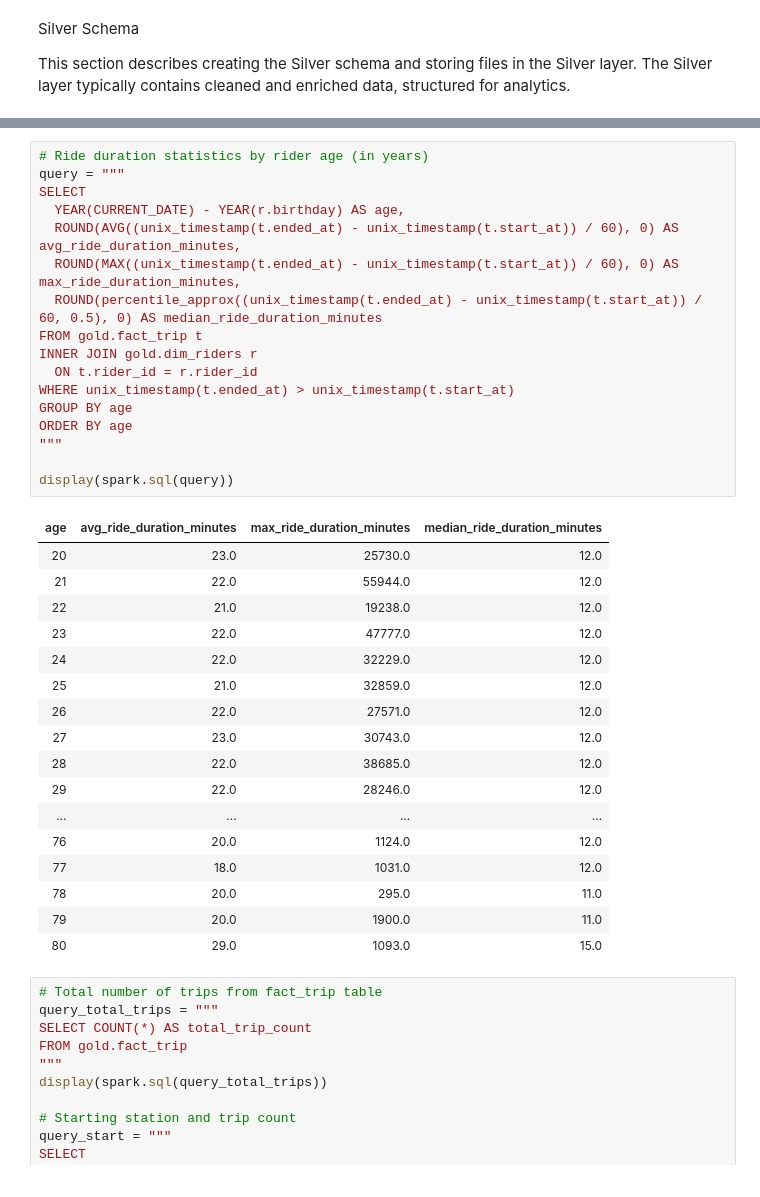
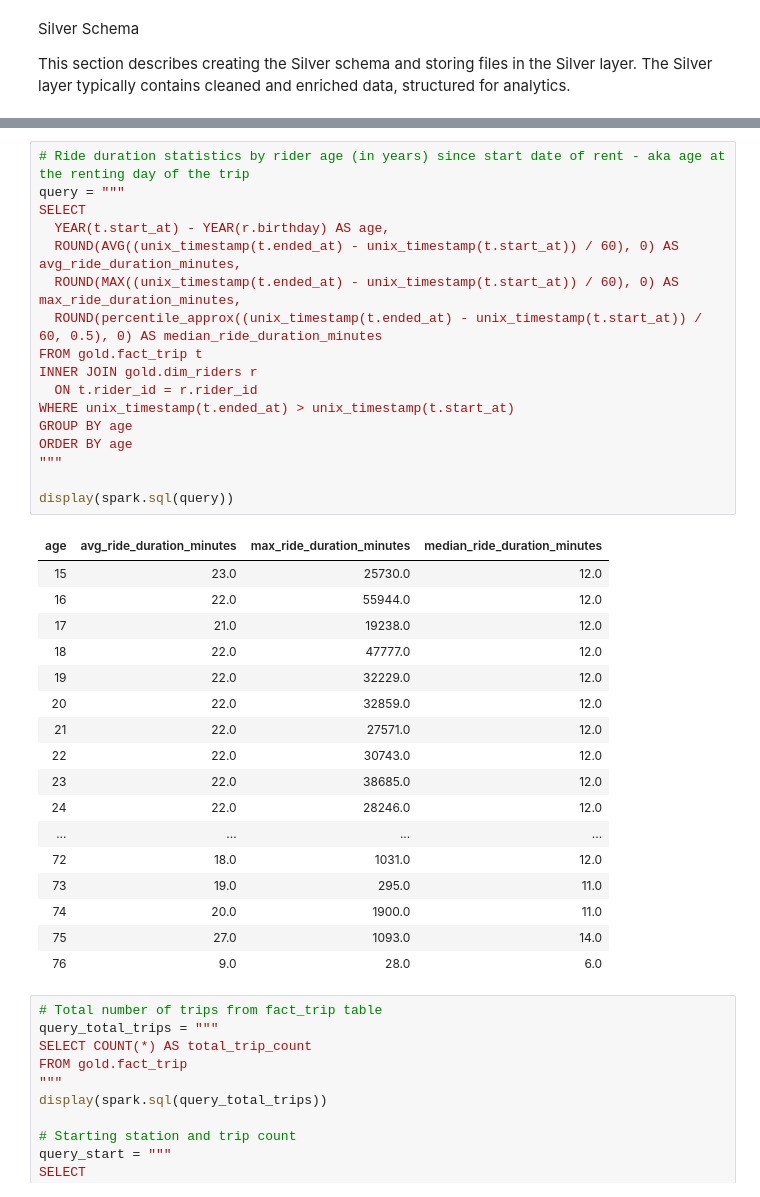
Before and after one commit to aerwemi/rideShare, a Jupyter notebook: transform and explore.ipynb, the cells around one changed output, grey strips where cells are left out. Cells and saved outputs as stored; diff of their text form.

Commit message:
age sinc day of trip

```diff
--- a/transform and explore.ipynb
+++ b/transform and explore.ipynb
@@ -270,40 +270,40 @@ ORDER BY r.is_member
 | False | 21.33224504992532 | 0.0 | 47777.0 | 12.0 |
 | True | 21.9133605045533 | 0.0 | 55944.0 | 12.0 |
 # %%
-# Ride duration statistics by rider age (in years)
+# Ride duration statistics by rider age (in years) since start date of rent - aka age at the renting day of the trip
 query = """
 SELECT
-  YEAR(CURRENT_DATE) - YEAR(r.birthday) AS age,
+  YEAR(t.start_at) - YEAR(r.birthday) AS age,
   ROUND(AVG((unix_timestamp(t.ended_at) - unix_timestamp(t.start_at)) / 60), 0) AS avg_ride_duration_minutes,
   ROUND(MAX((unix_timestamp(t.ended_at) - unix_timestamp(t.start_at)) / 60), 0) AS max_ride_duration_minutes,
   ROUND(percentile_approx((unix_timestamp(t.ended_at) - unix_timestamp(t.start_at)) / 60, 0.5), 0) AS median_ride_duration_minutes
 FROM gold.fact_trip t
 INNER JOIN gold.dim_riders r
   ON t.rider_id = r.rider_id
 WHERE unix_timestamp(t.ended_at) > unix_timestamp(t.start_at)
 GROUP BY age
 ORDER BY age
 """
 
 display(spark.sql(query))
 # %% [output]
 | age | avg_ride_duration_minutes | max_ride_duration_minutes | median_ride_duration_minutes |
-| 20 | 23.0 | 25730.0 | 12.0 |
-| 21 | 22.0 | 55944.0 | 12.0 |
-| 22 | 21.0 | 19238.0 | 12.0 |
-| 23 | 22.0 | 47777.0 | 12.0 |
-| 24 | 22.0 | 32229.0 | 12.0 |
-| 25 | 21.0 | 32859.0 | 12.0 |
-| 26 | 22.0 | 27571.0 | 12.0 |
-| 27 | 23.0 | 30743.0 | 12.0 |
-| 28 | 22.0 | 38685.0 | 12.0 |
-| 29 | 22.0 | 28246.0 | 12.0 |
+| 15 | 23.0 | 25730.0 | 12.0 |
+| 16 | 22.0 | 55944.0 | 12.0 |
+| 17 | 21.0 | 19238.0 | 12.0 |
+| 18 | 22.0 | 47777.0 | 12.0 |
+| 19 | 22.0 | 32229.0 | 12.0 |
+| 20 | 22.0 | 32859.0 | 12.0 |
+| 21 | 22.0 | 27571.0 | 12.0 |
+| 22 | 22.0 | 30743.0 | 12.0 |
+| 23 | 22.0 | 38685.0 | 12.0 |
+| 24 | 22.0 | 28246.0 | 12.0 |
 | ... | ... | ... | ... |
-| 76 | 20.0 | 1124.0 | 12.0 |
-| 77 | 18.0 | 1031.0 | 12.0 |
-| 78 | 20.0 | 295.0 | 11.0 |
-| 79 | 20.0 | 1900.0 | 11.0 |
-| 80 | 29.0 | 1093.0 | 15.0 |
+| 72 | 18.0 | 1031.0 | 12.0 |
+| 73 | 19.0 | 295.0 | 11.0 |
+| 74 | 20.0 | 1900.0 | 11.0 |
+| 75 | 27.0 | 1093.0 | 14.0 |
+| 76 | 9.0 | 28.0 | 6.0 |
 # %%
 # Total number of trips from fact_trip table
 query_total_trips = """
```
Also changed, not shown: parts of 1 cell of this notebook.
